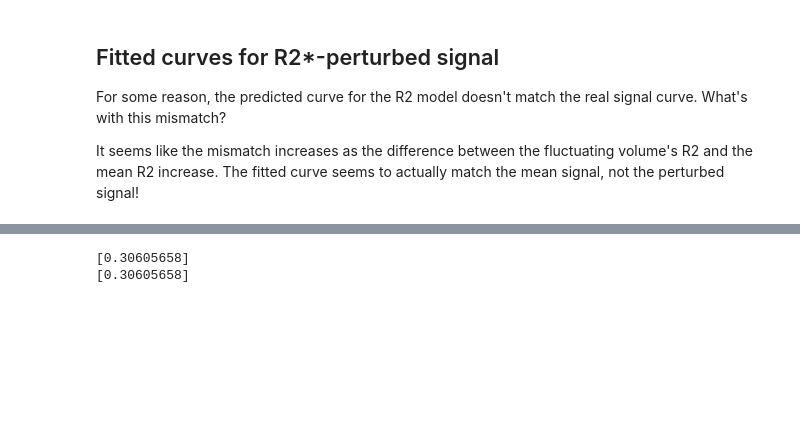
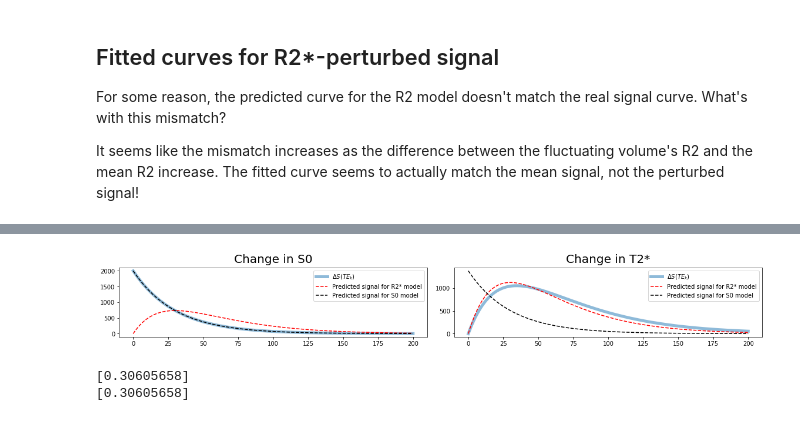
Before and after one commit to ME-ICA/tedana, a Jupyter notebook: docs/_static/tedana_plot_decay.ipynb, the cells around one changed output, grey strips where cells are left out. Drawn from its saved outputs; the diff is of its cells as text; code cells hidden in the pictures; blank space fills up the shorter version.

```diff
--- a/docs/_static/tedana_plot_decay.ipynb
+++ b/docs/_static/tedana_plot_decay.ipynb
@@ -172,6 +190,7 @@ pred_S0 = X1 * np.tile(coeffs_S0, (n_echos, 1))
 SSE_S0 = (B - pred_S0)**2
 SSE_S0 = SSE_S0.sum(axis=0)  # (S,) prediction error map
 F_S0 = (alpha - SSE_S0) * (n_echos - 1) / (SSE_S0)
+pred_S0_2 = pred_S0.copy()
 
 # R2 Model
 coeffs_R2 = (B * X2).sum(axis=0) / (X2**2).sum(axis=0)
@@ -179,18 +198,12 @@ pred_R2 = X2 * np.tile(coeffs_R2, (n_echos, 1))
 SSE_R2 = (B - pred_R2)**2
 SSE_R2 = SSE_R2.sum(axis=0)
 F_R2 = (alpha - SSE_R2) * (n_echos - 1) / (SSE_R2)
+pred_R2_2 = pred_R2.copy()
 
 print('Rho: {}'.format(F_S0[0]))
 print('Kappa: {}'.format(F_R2[0]))
 print()
 
-fig, ax = plt.subplots(figsize=(10, 6))
-ax.plot(echo_times, B, label='Data', linewidth=5, alpha=0.5)
-ax.plot(echo_times, np.squeeze(pred_R2), label='Pred R2', linestyle='--', color='red')
-ax.plot(echo_times, np.squeeze(pred_S0), label='Pred S0', linestyle='--', color='black')
-legend = ax.legend()
-fig.show()
-
 # Parameter estimate * mean S0 gives delta(S0)
 print('Real delta S0: {}'.format(s02 - mean_s0))
 print('Delta S0 from results: {}'.format(coeffs_S0[0] * mean_s0))
@@ -215,6 +228,7 @@ pred_S0 = X1 * np.tile(coeffs_S0, (n_echos, 1))
 SSE_S0 = (B - pred_S0)**2
 SSE_S0 = SSE_S0.sum(axis=0)  # (S,) prediction error map
 F_S0 = (alpha - SSE_S0) * (n_echos - 1) / (SSE_S0)
+pred_S0_3 = pred_S0.copy()
 
 # R2 Model
 coeffs_R2 = (B * X2).sum(axis=0) / (X2**2).sum(axis=0)
@@ -222,16 +236,10 @@ pred_R2 = X2 * np.tile(coeffs_R2, (n_echos, 1))
 SSE_R2 = (B - pred_R2)**2
 SSE_R2 = SSE_R2.sum(axis=0)
 F_R2 = (alpha - SSE_R2) * (n_echos - 1) / (SSE_R2)
+pred_R2_3 = pred_R2.copy()
 
 print('Rho: {}'.format(F_S0[0]))
 print('Kappa: {}'.format(F_R2[0]))
-
-fig, ax = plt.subplots(figsize=(10, 6))
-ax.plot(echo_times, B, label='Data', linewidth=5, alpha=0.5)
-ax.plot(echo_times, np.squeeze(pred_R2), label='Pred R2', linestyle='--', color='red')
-ax.plot(echo_times, np.squeeze(pred_S0), label='Pred S0', linestyle='--', color='black')
-legend = ax.legend()
-fig.show()
 # %% [output]
 Rho: 141.6734530583628
 Kappa: 12491.108984702205
@@ -239,3 +246,32 @@ Kappa: 12491.108984702205
+# %%
+fig, axes = plt.subplots(1, 2, figsize=(16, 2.5))
+
+axes[0].set_title('Change in S0', fontsize=20, y=1.02)
+axes[0].plot(echo_times, d_sig2, label='${\Delta}S(TE_k)$',
+             linewidth=5, alpha=0.5)
+axes[0].plot(echo_times, np.squeeze(pred_R2_2),
+             label='Predicted signal for R2* model',
+             linestyle='--', color='red')
+axes[0].plot(echo_times, np.squeeze(pred_S0_2),
+             label='Predicted signal for S0 model',
+             linestyle='--', color='black')
+legend = axes[0].legend()
+
+axes[1].set_title('Change in T2*', fontsize=20, y=1.02)
+axes[1].plot(echo_times, d_sig3, label='${\Delta}S(TE_k)$',
+             linewidth=5, alpha=0.5)
+axes[1].plot(echo_times, np.squeeze(pred_R2_3),
+             label='Predicted signal for R2* model',
+             linestyle='--', color='red')
+axes[1].plot(echo_times, np.squeeze(pred_S0_3),
+             label='Predicted signal for S0 model',
+             linestyle='--', color='black')
+legend = axes[1].legend()
+
+fig.tight_layout()
+fig.savefig('model_fits.png', dpi=400)
+# %% [output]
+[figure, added]
 # %%
 # lstsq gives same result as model fit method by kundu, which is great to see
 x, res, rank, sing = np.linalg.lstsq(X2, B, rcond=None)
```
Also changed, not shown: parts of 4 cells of this notebook, 4 other files.
